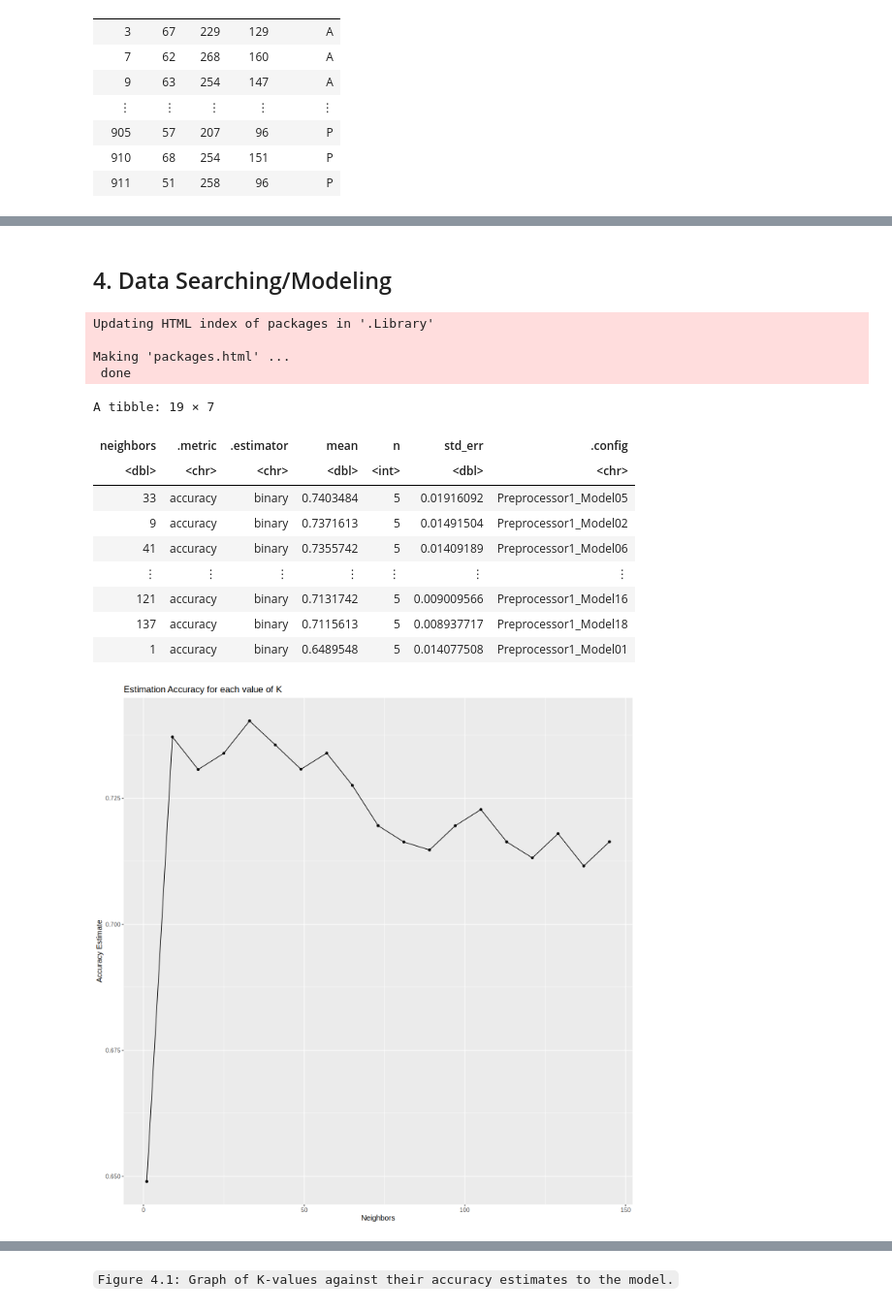
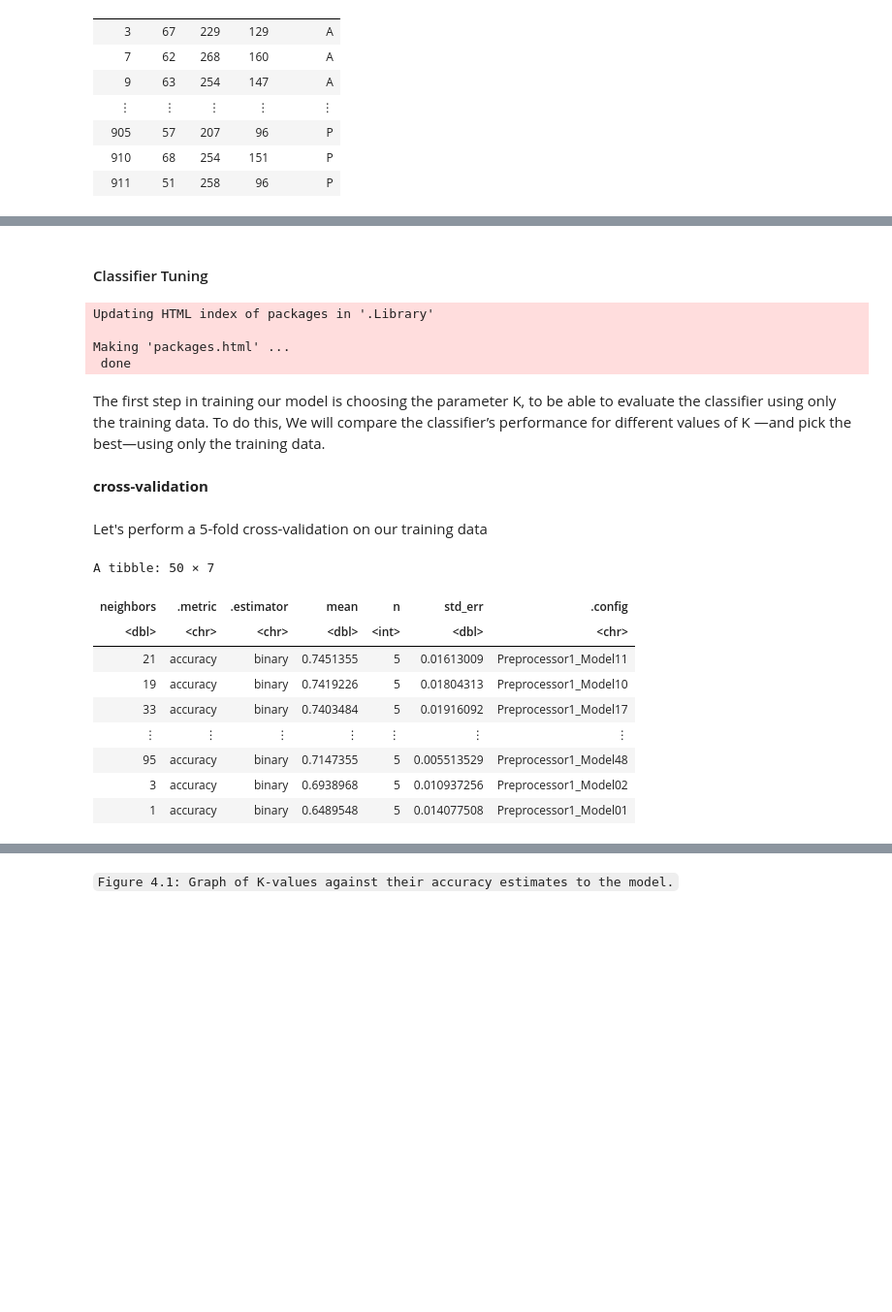
Before and after one commit to MAmouzouvi/Heart-disease-predictor, a Jupyter notebook: project_report.ipynb, the cells around one changed output, grey strips where cells are left out. Shown at 97% size. Cells and saved outputs as stored; diff of their text form; code cells hidden in the pictures; blank space fills up the shorter version.

```diff
--- a/project_report.ipynb
+++ b/project_report.ipynb
@@ -280,5 +289,5 @@ A tibble: 624 × 5
 # %% [markdown]
-## 4. Data Searching/Modeling
+#### Classifier Tuning
 # %%
 install.packages("kknn")
 library(kknn)
@@ -287,59 +296,49 @@ Updating HTML index of packages in '.Library'
 
 Making 'packages.html' ...
  done
+# %% [markdown]
+The first step in training our model is choosing the parameter K, to be able to evaluate the classifier using only the training data. To do this, We will compare the classifier’s performance for different values of  K —and pick the best—using only the training data.
+# %% [markdown]
+**cross-validation**
+# %% [markdown]
+Let's perform a 5-fold cross-validation on our training data
 # %%
 set.seed(3456)
-# validation set testing
 
 # Create the spec for heart disease following the classification method
 heart_disease_spec <- nearest_neighbor(weight_func = "rectangular", neighbors = tune()) |>
     set_engine("kknn") |>
     set_mode("classification")
 
 k_vfold <- vfold_cv(heart_disease_train_updated, v = 5, strata = presence)
 
 
-k_vals <- tibble(neighbors = seq(from = 1, to = 150, by = 8))
+k_vals <- tibble(neighbors = seq(from = 1, to = 100, by = 2))
 
-new_heart_disease_recipe  <- recipe(presence ~ age + chol + thalch, data = heart_disease_train_updated) |>
+new_heart_disease_recipe  <- recipe(presence ~ age + chol + thalch , data = heart_disease_train_updated) |>
                        step_scale(all_predictors()) |>
                        step_center(all_predictors())
 
 knn_fit <- workflow() |>
     add_recipe(new_heart_disease_recipe) |>
     add_model(heart_disease_spec) |>
     tune_grid(resamples = k_vfold, grid = k_vals) |>
     collect_metrics()
 
-
-
-
 accuracies <- knn_fit |>
     filter(.metric == "accuracy")
 
 
 accuracies |>
     arrange(desc(mean))
-
-
-cross_val_plot <- accuracies |>
-    ggplot(aes(x = neighbors, y = mean)) +
-    geom_point() +
-    geom_line() +
-    labs(x = "Neighbors", y = "Accuracy Estimate", title = "Estimation Accuracy for each value of K") +
-    theme(text = element_text(size = 12))
-
-# This code print out the graph for showing K-nearest Neighbor Mean Distribution
-cross_val_plot
 # %% [output]
-A tibble: 19 × 7
+A tibble: 50 × 7
 | neighbors | .metric | .estimator | mean | n | std_err | .config |
 | <dbl> | <chr> | <chr> | <dbl> | <int> | <dbl> | <chr> |
-| 33 | accuracy | binary | 0.7403484 | 5 | 0.01916092 | Preprocessor1_Model05 |
-| 9 | accuracy | binary | 0.7371613 | 5 | 0.01491504 | Preprocessor1_Model02 |
-| 41 | accuracy | binary | 0.7355742 | 5 | 0.01409189 | Preprocessor1_Model06 |
+| 21 | accuracy | binary | 0.7451355 | 5 | 0.01613009 | Preprocessor1_Model11 |
+| 19 | accuracy | binary | 0.7419226 | 5 | 0.01804313 | Preprocessor1_Model10 |
+| 33 | accuracy | binary | 0.7403484 | 5 | 0.01916092 | Preprocessor1_Model17 |
 | ⋮ | ⋮ | ⋮ | ⋮ | ⋮ | ⋮ | ⋮ |
-| 121 | accuracy | binary | 0.7131742 | 5 | 0.009009566 | Preprocessor1_Model16 |
-| 137 | accuracy | binary | 0.7115613 | 5 | 0.008937717 | Preprocessor1_Model18 |
+| 95 | accuracy | binary | 0.7147355 | 5 | 0.005513529 | Preprocessor1_Model48 |
+| 3 | accuracy | binary | 0.6938968 | 5 | 0.010937256 | Preprocessor1_Model02 |
 | 1 | accuracy | binary | 0.6489548 | 5 | 0.014077508 | Preprocessor1_Model01 |
-[figure, removed]
```
Also changed, not shown: parts of 33 cells of this notebook.
